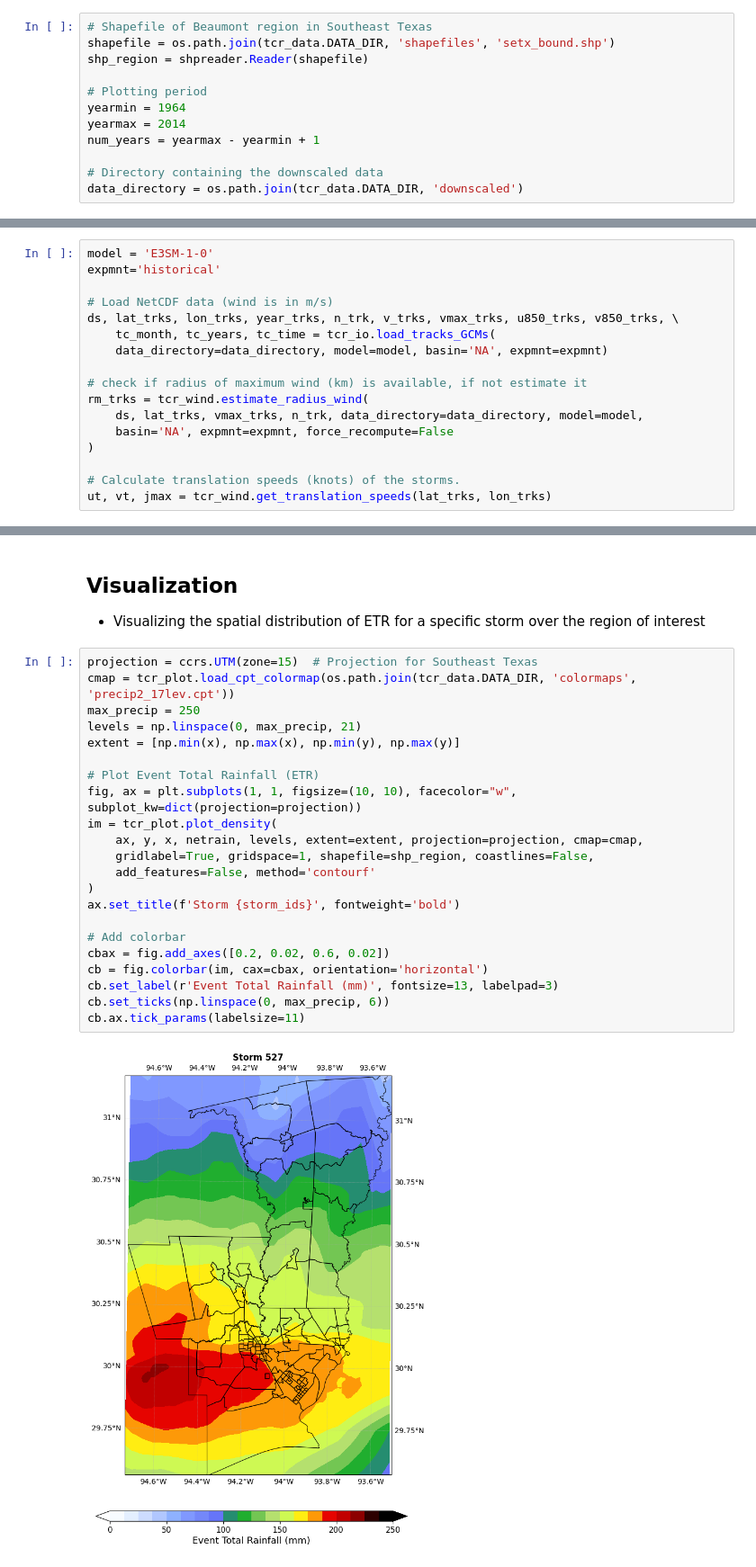
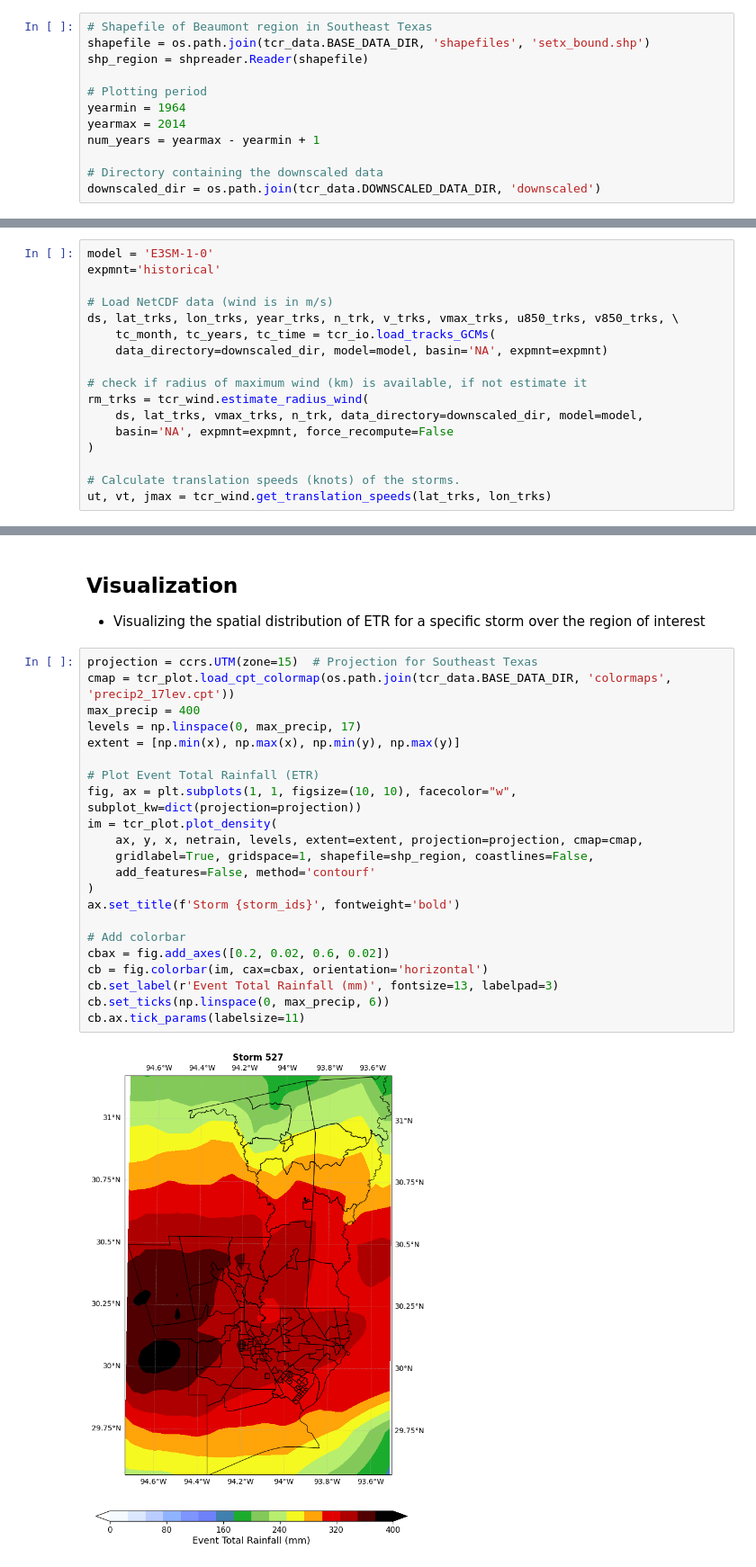
Before and after one commit to levuvietphong/pyTCR, a Jupyter notebook: notebooks/ex4_rainfall_polygons_generation.ipynb, the cells around one changed output, grey strips where cells are left out. Shown at 90% size. Drawn from its saved outputs; the diff is of its cells as text.

```diff
--- a/notebooks/ex4_rainfall_polygons_generation.ipynb
+++ b/notebooks/ex4_rainfall_polygons_generation.ipynb
@@ -28,7 +28,7 @@ warnings.filterwarnings("ignore")
 ## **Configuration and Data**
 # %%
 # Shapefile of Beaumont region in Southeast Texas
-shapefile = os.path.join(tcr_data.DATA_DIR, 'shapefiles', 'setx_bound.shp')
+shapefile = os.path.join(tcr_data.BASE_DATA_DIR, 'shapefiles', 'setx_bound.shp')
 shp_region = shpreader.Reader(shapefile)
 
 # Plotting period
@@ -37,7 +37,7 @@ yearmax = 2014
 num_years = yearmax - yearmin + 1
 
 # Directory containing the downscaled data
-data_directory = os.path.join(tcr_data.DATA_DIR, 'downscaled')
+downscaled_dir = os.path.join(tcr_data.DOWNSCALED_DATA_DIR, 'downscaled')
 # %% [markdown]
 ## **Load data from a CMIP6 model**
 In this notebook, the [E3SM version 1.0](https://e3sm.org/) is demonstrated but the notebook is applicable to other [CMIP6 models](https://pcmdi.llnl.gov/CMIP6/).
@@ -51,11 +51,11 @@ expmnt='historical'
 # Load NetCDF data (wind is in m/s)
 ds, lat_trks, lon_trks, year_trks, n_trk, v_trks, vmax_trks, u850_trks, v850_trks, \
     tc_month, tc_years, tc_time = tcr_io.load_tracks_GCMs(
-    data_directory=data_directory, model=model, basin='NA', expmnt=expmnt)
+    data_directory=downscaled_dir, model=model, basin='NA', expmnt=expmnt)
 
 # check if radius of maximum wind (km) is available, if not estimate it
 rm_trks = tcr_wind.estimate_radius_wind(
-    ds, lat_trks, vmax_trks, n_trk, data_directory=data_directory, model=model,
+    ds, lat_trks, vmax_trks, n_trk, data_directory=downscaled_dir, model=model,
     basin='NA', expmnt=expmnt, force_recompute=False
 )
 
@@ -82,25 +82,25 @@ x, y, netrain = tcr_rain.calculate_etr_swath(
 - Visualizing the spatial distribution of ETR for a specific storm over the region of interest
 # %%
 projection = ccrs.UTM(zone=15)  # Projection for Southeast Texas
-cmap = tcr_plot.load_cpt_colormap(os.path.join(tcr_data.DATA_DIR, 'colormaps', 'precip2_17lev.cpt'))
-max_precip = 250
-levels = np.linspace(0, max_precip, 21)
+cmap = tcr_plot.load_cpt_colormap(os.path.join(tcr_data.BASE_DATA_DIR, 'colormaps', 'precip2_17lev.cpt'))
+max_precip = 400
+levels = np.linspace(0, max_precip, 17)
 extent = [np.min(x), np.max(x), np.min(y), np.max(y)]
 
 # Plot Event Total Rainfall (ETR)
 fig, ax = plt.subplots(1, 1, figsize=(10, 10), facecolor="w", subplot_kw=dict(projection=projection))
 im = tcr_plot.plot_density(
     ax, y, x, netrain, levels, extent=extent, projection=projection, cmap=cmap,
     gridlabel=True, gridspace=1, shapefile=shp_region, coastlines=False,
     add_features=False, method='contourf'
 )
 ax.set_title(f'Storm {storm_ids}', fontweight='bold')
 
 # Add colorbar
 cbax = fig.add_axes([0.2, 0.02, 0.6, 0.02])
 cb = fig.colorbar(im, cax=cbax, orientation='horizontal')
 cb.set_label(r'Event Total Rainfall (mm)', fontsize=13, labelpad=3)
 cb.set_ticks(np.linspace(0, max_precip, 6))
 cb.ax.tick_params(labelsize=11)
 # %% [output]
-[figure, old version]
+[figure, new version]
```
Also changed, not shown: 13 other files.
